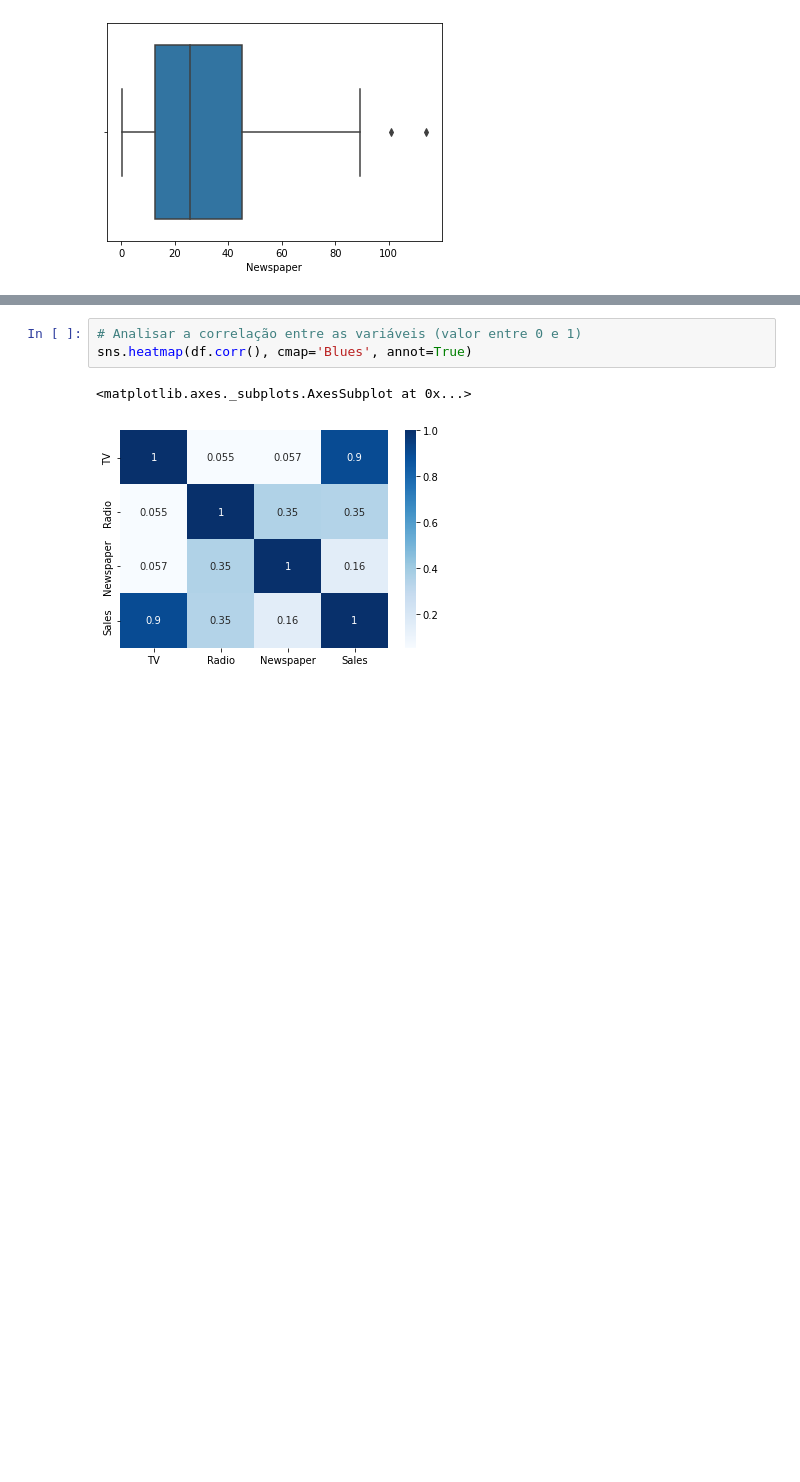
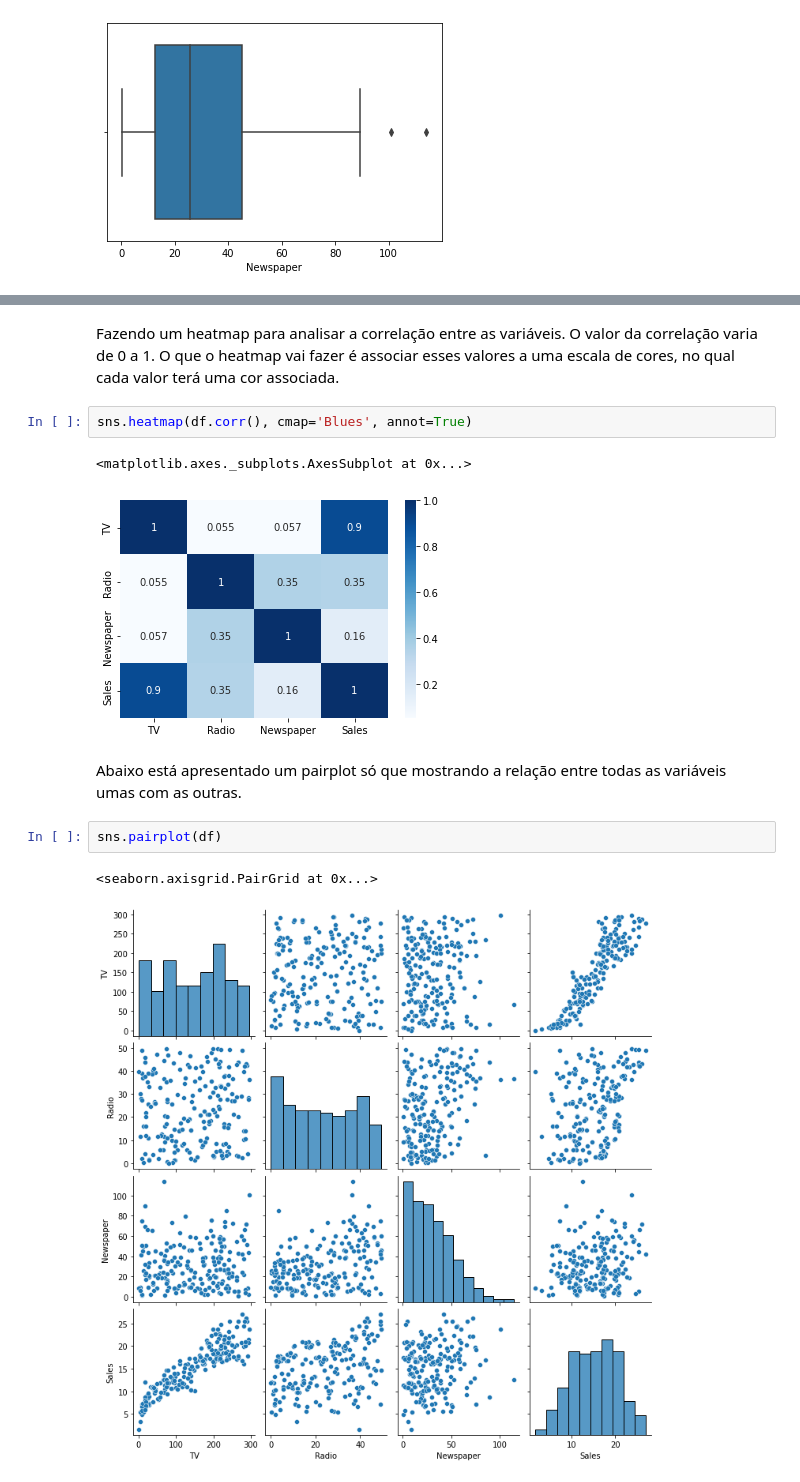
Before and after one commit to ludmilabueno/portfolio, a Jupyter notebook: maratona-ciencia-de-dados/notebook/maratona_ciencia_de_dados.ipynb, the cells around one changed output, grey strips where cells are left out. Cells and saved outputs as stored; diff of their text form; blank space fills up the shorter version.

```diff
--- a/maratona-ciencia-de-dados/notebook/maratona_ciencia_de_dados.ipynb
+++ b/maratona-ciencia-de-dados/notebook/maratona_ciencia_de_dados.ipynb
@@ -104,6 +138,14 @@ plt.show()
+# %% [markdown]
+Fazendo um heatmap para analisar a correlação entre as variáveis. O valor da correlação varia de 0 a 1. O que o heatmap vai fazer é associar esses valores a uma escala de cores, no qual cada valor terá uma cor associada.
 # %%
-# Analisar a correlação entre as variáveis (valor entre 0 e 1)
 sns.heatmap(df.corr(), cmap='Blues', annot=True)
 # %% [output]
 <matplotlib.axes._subplots.AxesSubplot at 0x...>
 [figure]
+# %% [markdown]
+Abaixo está apresentado um pairplot só que mostrando a relação entre todas as variáveis umas com as outras.
+# %%
+sns.pairplot(df)
+# %% [output]
+<seaborn.axisgrid.PairGrid at 0x...>
+[figure, added]
```
Also changed, not shown: parts of 76 cells of this notebook.
